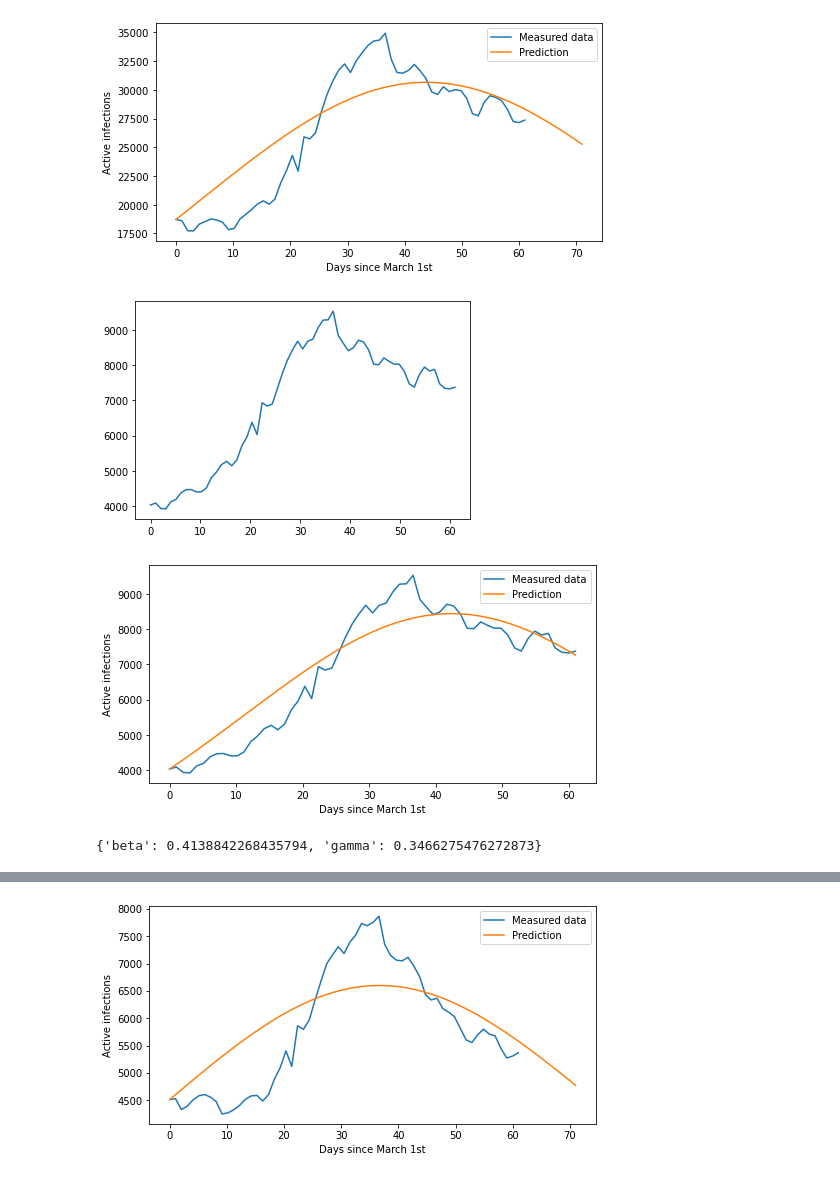
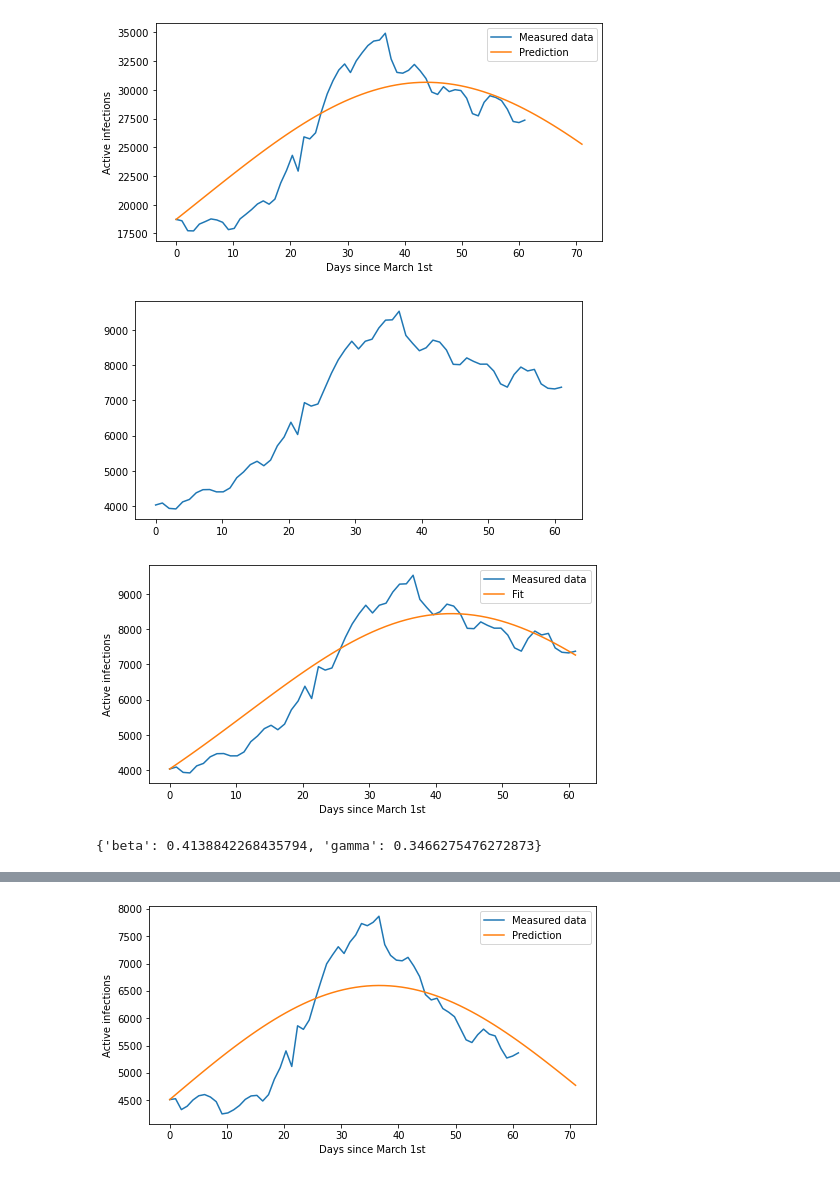
Before and after one commit to ThibaultMagnini/Kmeans-COVID-19-BelgianProvinces, a Jupyter notebook: SIR-Model/provinces_fitting.ipynb, the cells around one changed output, grey strips where cells are left out. Saved outputs shown, nothing was run; the diff lists cells and outputs as text; code cells hidden in the pictures.

```diff
--- a/SIR-Model/provinces_fitting.ipynb
+++ b/SIR-Model/provinces_fitting.ipynb
@@ -127,16 +128,17 @@ plt.show()
 # %%
 # Cluster 2
 time_steps = np.linspace(0, 61, 61)
 np.random.seed(42)
 active2 = np.array(res[2]["active"])
 x = np.linspace(0, 61, 61)
+plt.figure(figsize=(8, 4))
 plt.plot(x, active2[107:168])
 recovered2 = res[2]["recovered"]
 # plt.plot(x, recovered[107:174])
 total2 = res[2]["total"]
 # plt.plot(x, total[107:174])
 # %% [output]
-[figure, old version]
+[figure, new version]
 # %%
 pop = 1346840
 S0 = round((pop - total2[107]))
@@ -150,14 +152,14 @@ params = mod.make_params()
 result = mod.fit(active2[107:168], params, method='leastsq', x=x)
 plt.figure(figsize=(8, 4))
 plt.plot(x, active2[107:168], label="Measured data")
-plt.plot(x, result.best_fit, label="Prediction")
+plt.plot(x, result.best_fit, label="Fit")
 plt.xlabel("Days since March 1st")
 plt.ylabel("Active infections")
 plt.legend()
 plt.show()
 result.best_values
 # %% [output]
-[figure, old version]
+[figure, new version]
 {'beta': 0.4138842268435794, 'gamma': 0.3466275476272873}
 # %%
 beta = 0.4139
```
Also changed, not shown: parts of 8 cells of this notebook.
